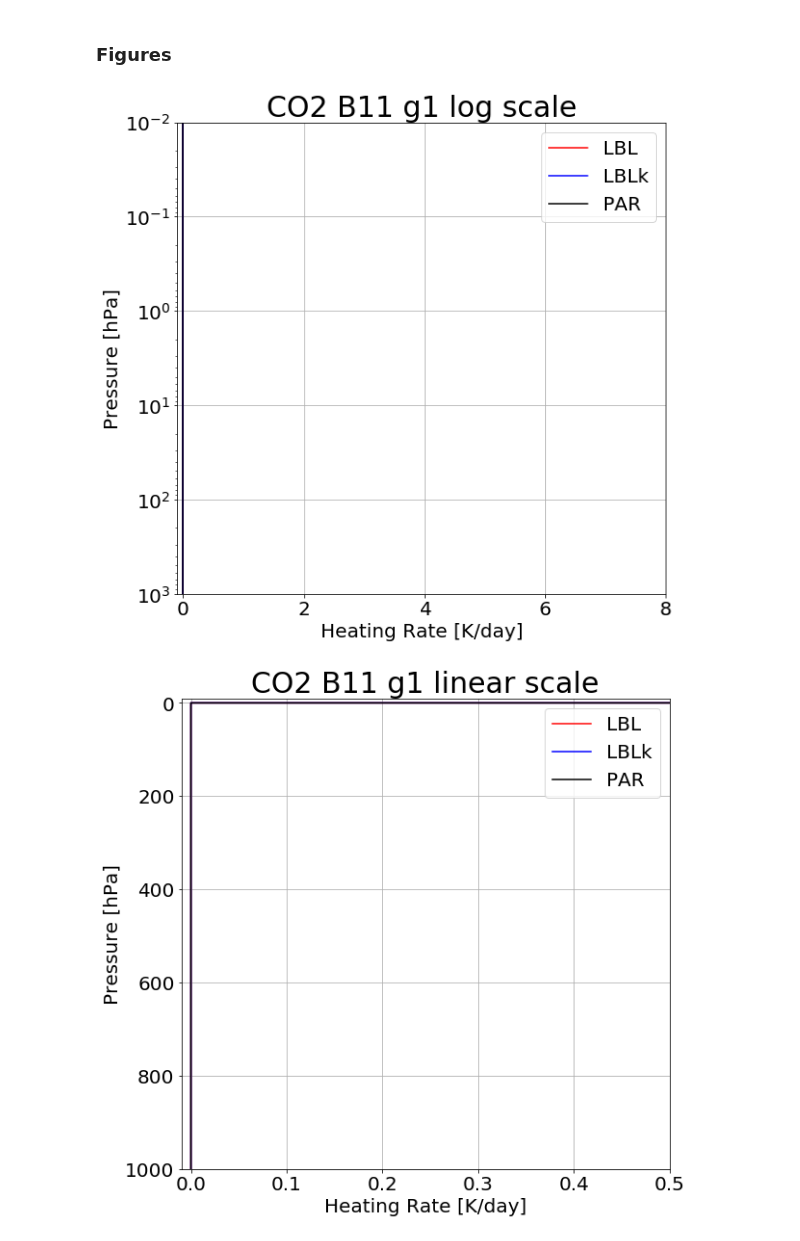
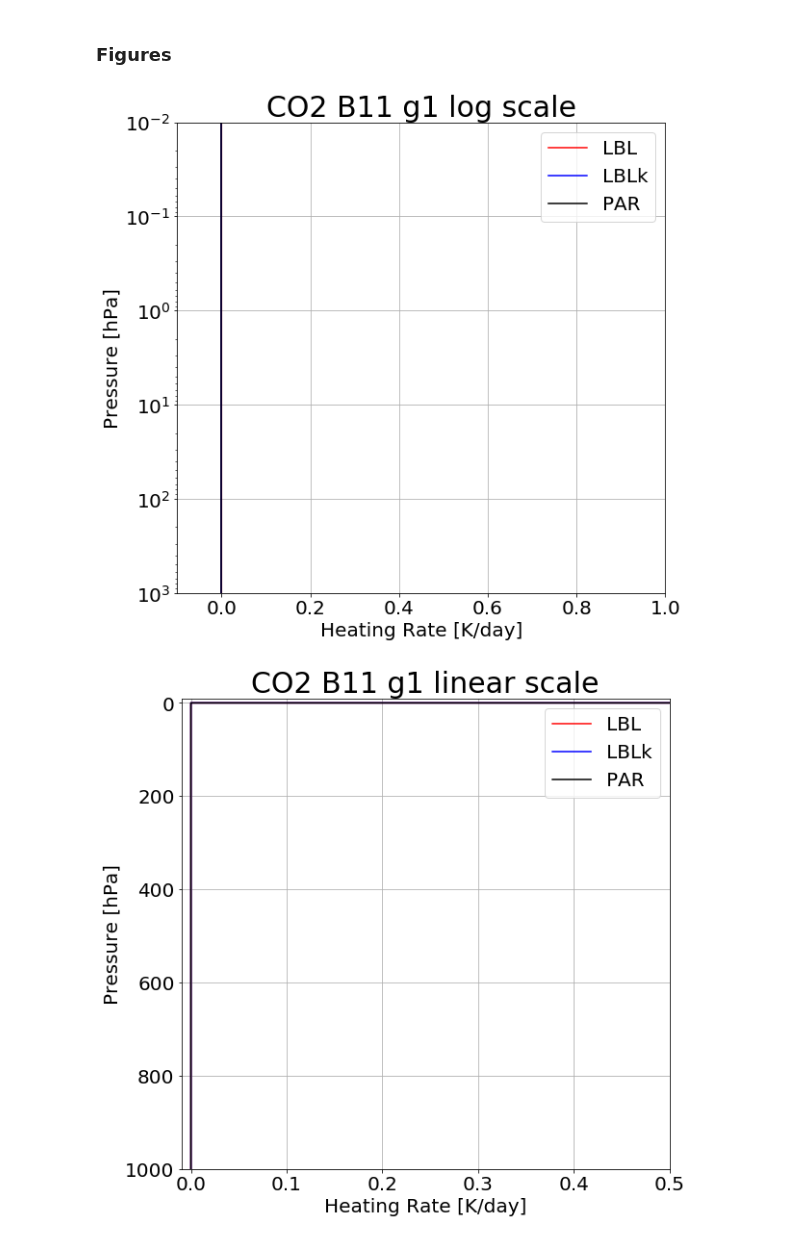
Before and after one commit to kimbuyo/Radiation_SW, a Jupyter notebook: Param/CO2/B11/190213_Result/CO2x2/CO2_B11_cosz0.2_mls75_x2_result.ipynb, the cells around one changed output. Saved outputs shown, nothing was run; the diff lists cells and outputs as text; code cells hidden in the pictures.

```diff
--- a/Param/CO2/B11/190213_Result/CO2x2/CO2_B11_cosz0.2_mls75_x2_result.ipynb
+++ b/Param/CO2/B11/190213_Result/CO2x2/CO2_B11_cosz0.2_mls75_x2_result.ipynb
@@ -73,33 +73,33 @@ Download: CO2_B11_cosz0.2_mls75_x2_flux.csv
 # %%
 htr = pd.read_table(path+'new_ng10_all.htr',header=None,sep="\s+",keep_default_na=False,
                     names=['hPa','LBL_g1','LBLk_g1','PAR_g1','LBL_g2','LBLk_g2','PAR_g2','LBL_g3','LBLk_g3','PAR_g3',
                           'LBL_g4','LBLk_g4','PAR_g4','LBL_g5','LBLk_g5','PAR_g5','LBL_g6','LBLk_g6','PAR_g6',
                           'LBL_g7','LBLk_g7','PAR_g7','LBL_g8','LBLk_g8','PAR_g8',
                           'LBL_g9','LBLk_g9','PAR_g9','LBL_g10','LBLk_g10','PAR_g10',
                           'LBL_tot','LBLk_tot','PAR_tot','LBLk - LBL','PAR - LBL'])
 
 params = {'figure.figsize': (20,9),'legend.fontsize': 20,'axes.labelsize': 20,'axes.titlesize': 30,'xtick.labelsize': 20,'ytick.labelsize': 20}
 plt.rcParams.update(params)
 
-max1 = 8
+max1 = 1
 max2 = 0.5
 
 # log scale
 plt.subplot(1,2,1)
 plt.axis([-0.1,max1,1000,0.01])
 plt.grid()
 plt.title('CO2 B11 g1 log scale')
 plt.ylabel('Pressure [hPa]')
 plt.xlabel('Heating Rate [K/day]')
 plt.yscale('log')
 plt.plot(htr['LBL_g1'],htr['hPa'],label='LBL',color='red')
 plt.plot(htr['LBLk_g1'],htr['hPa'],label='LBLk',color='blue')
 plt.plot(htr['PAR_g1'],htr['hPa'],label='PAR',color='black')
 plt.legend()
 
 plt.show()
 # %% [output]
-[figure, old version]
+[figure, new version]
 # %%
 # linear scale
 plt.subplot(1,2,2)
```
Also changed, not shown: parts of 10 cells of this notebook.
